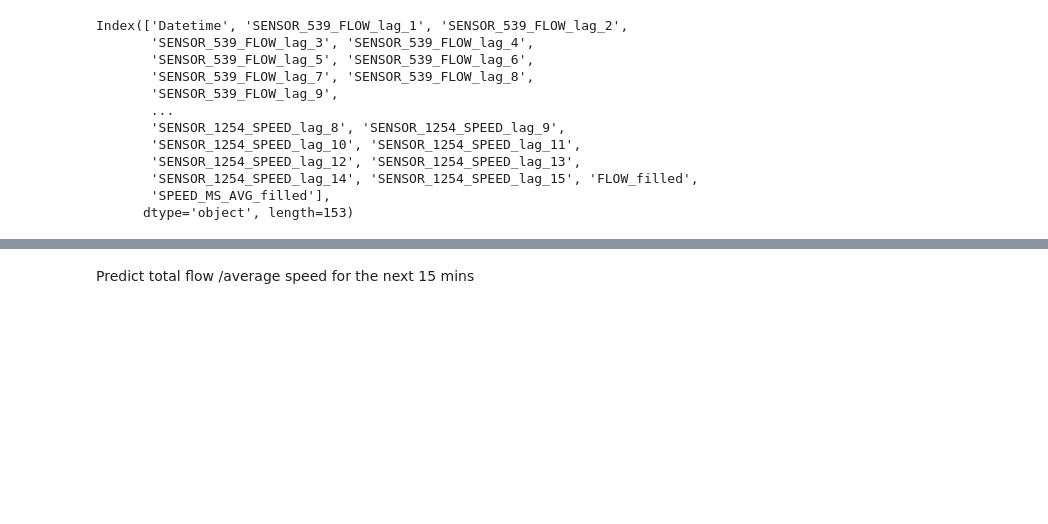
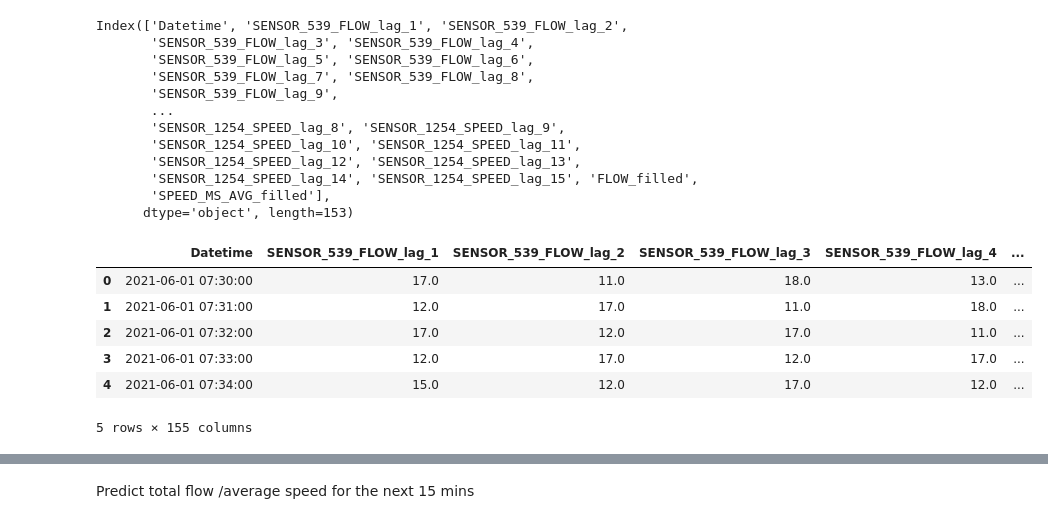
Before and after one commit to Jojo18-20/Project_AI_Transportation, a Jupyter notebook: baseline_model.ipynb, the cells around one changed output, grey strips where cells are left out. Drawn from its saved outputs; the diff is of its cells as text; code cells hidden in the pictures; blank space fills up the shorter version.

```diff
--- a/baseline_model.ipynb
+++ b/baseline_model.ipynb
@@ -423,5 +469,16 @@ speed_features_neighbour = [
     for sensor in neighbour_sensors
     for i in range(nlags)
 ]
+# %%
+df_lagged_all_peak= df_lagged_all.set_index("Datetime").between_time("07:30", "08:30").reset_index()
+df_lagged_all_peak.head()
+# %% [output]
+|  | Datetime | SENSOR_539_FLOW_lag_1 | SENSOR_539_FLOW_lag_2 | SENSOR_539_FLOW_lag_3 | SENSOR_539_FLOW_lag_4 | ... |
+| 0 | 2021-06-01 07:30:00 | 17.0 | 11.0 | 18.0 | 13.0 | ... |
+| 1 | 2021-06-01 07:31:00 | 12.0 | 17.0 | 11.0 | 18.0 | ... |
+| 2 | 2021-06-01 07:32:00 | 17.0 | 12.0 | 17.0 | 11.0 | ... |
+| 3 | 2021-06-01 07:33:00 | 12.0 | 17.0 | 12.0 | 17.0 | ... |
+| 4 | 2021-06-01 07:34:00 | 15.0 | 12.0 | 17.0 | 12.0 | ... |
+5 rows × 155 columns
 # %%
 df_train, df_test = train_test_split(df_lagged_all, test_size=0.2, random_state=42)
```
Also changed, not shown: parts of 19 cells of this notebook, 4 other files.
